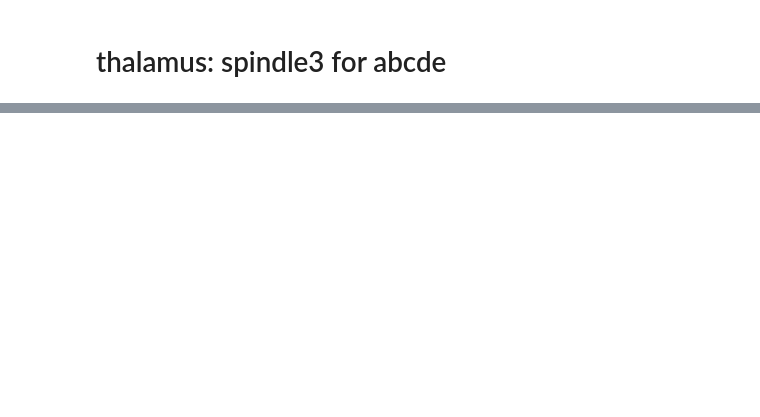
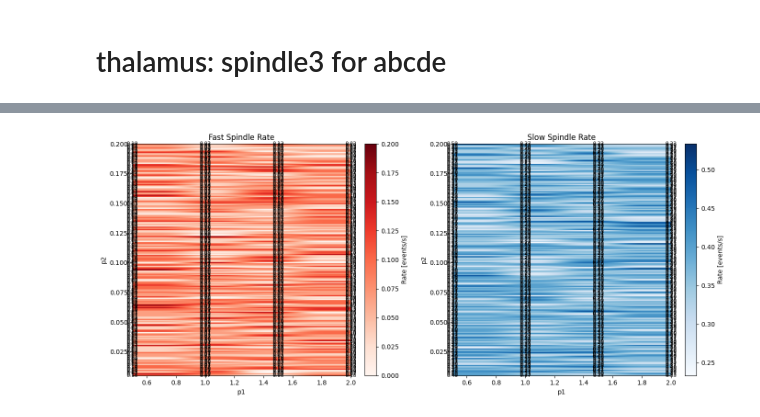
Before and after one commit to E-mail-hash/elisa_demo, a Jupyter notebook: notebooks/fig/fig_spindle3_abcde.ipynb, the cells around one changed output, grey strips where cells are left out. Saved outputs shown, nothing was run; the diff lists cells and outputs as text; code cells hidden in the pictures; blank space fills up the shorter version.

```diff
--- a/notebooks/fig/fig_spindle3_abcde.ipynb
+++ b/notebooks/fig/fig_spindle3_abcde.ipynb
@@ -154,0 +210,72 @@ plot_grid_of_simulations(range(len_p1*len_p2), rows=len_p1, cols=len_p2)
+# %%
+import matplotlib.pyplot as plt
+import seaborn as sns
+import numpy as np
+
+def plot_parameter_heatmap(df_rate, p1_values, p2_values):
+    """
+    将纺锤波速率绘制成以 p1, p2 为坐标的热力图
+    """
+    # 创建数据透视表
+    fast_pivot = df_rate.pivot_table(values='fast_rate', index='p2', columns='p1')
+    slow_pivot = df_rate.pivot_table(values='slow_rate', index='p2', columns='p1')
+
+    # 创建图形
+    fig, axes = plt.subplots(1, 2, figsize=(14, 6))
+
+    # 快速纺锤波热力图
+    im1 = axes[0].imshow(fast_pivot.values,
+                         aspect='auto',
+                         cmap='Reds',
+                         origin='lower',
+                         extent=[p1_values[0], p1_values[-1],
+                                 p2_values[0], p2_values[-1]])
+    axes[0].set_xlabel('p1')
+    axes[0].set_ylabel('p2')
+    axes[0].set_title('Fast Spindle Rate')
+    plt.colorbar(im1, ax=axes[0], label='Rate [events/s]')
+
+    # 在热力图上添加数值
+    for i in range(len(p2_values)):
+        for j in range(len(p1_values)):
+            value = fast_pivot.values[i, j]
+            if not np.isnan(value):
+                axes[0].text(p1_values[j], p2_values[i],
+                            f'{value:.2f}',
+                            ha='center', va='center',
+                            color='black', fontsize=8)
+
+    # 慢速纺锤波热力图
+    im2 = axes[1].imshow(slow_pivot.values,
+                         aspect='auto',
+                         cmap='Blues',
+                         origin='lower',
+                         extent=[p1_values[0], p1_values[-1],
+                                 p2_values[0], p2_values[-1]])
+    axes[1].set_xlabel('p1')
+    axes[1].set_ylabel('p2')
+    axes[1].set_title('Slow Spindle Rate')
+    plt.colorbar(im2, ax=axes[1], label='Rate [events/s]')
+
+    # 在热力图上添加数值
+    for i in range(len(p2_values)):
+        for j in range(len(p1_values)):
+            value = slow_pivot.values[i, j]
+            if not np.isnan(value):
+                axes[1].text(p1_values[j], p2_values[i],
+                            f'{value:.2f}',
+                            ha='center', va='center',
+                            color='black', fontsize=8)
+
+    plt.tight_layout()
+    plt.show()
+
+    return fast_pivot, slow_pivot
+
+p1_range = traj.f_get_explored_parameters()['parameters.p1'].f_get_range()
+p1_values = sorted(set(p1_range))
+p2_range = traj.f_get_explored_parameters()['parameters.p2'].f_get_range()
+p2_values = sorted(set(p2_range))
+fast_pivot, slow_pivot = plot_parameter_heatmap(df_rate, p1_values, p2_values)
+# %% [output]
+[figure, added]
```
Also changed, not shown: parts of 5 cells of this notebook, 32 other files.
